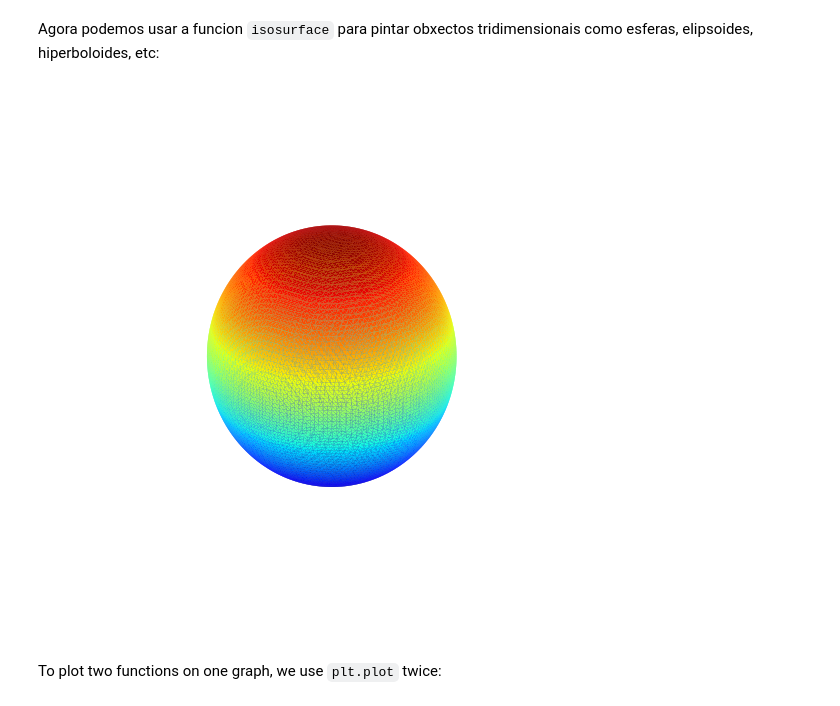
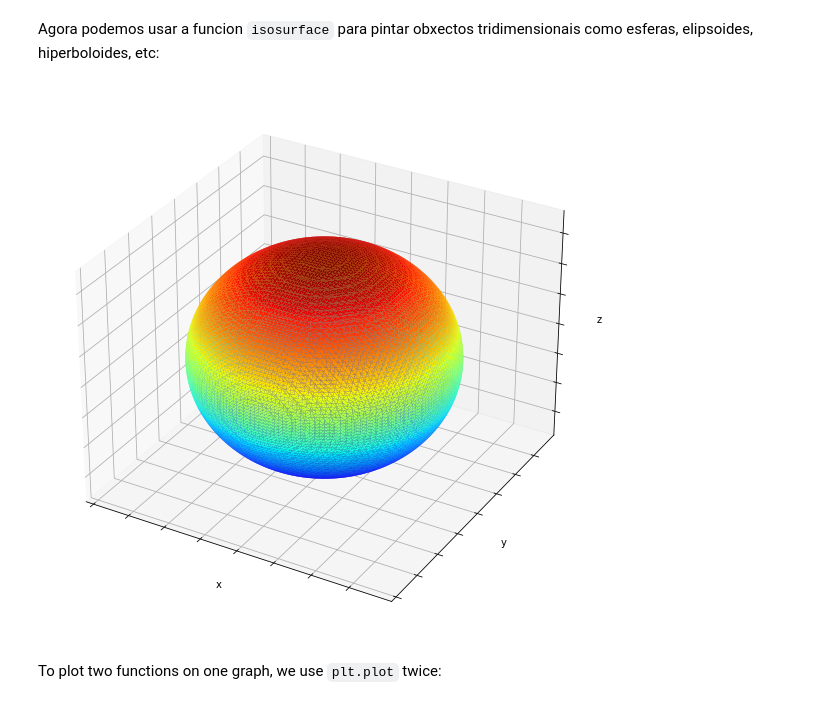
Before and after one commit to maprieto/CalculoMultivariable, a Jupyter notebook: practicas/representacion-grafica.ipynb, the cells around one changed output. Drawn from its saved outputs; the diff is of its cells as text; code cells hidden in the pictures.

```diff
--- a/practicas/representacion-grafica.ipynb
+++ b/practicas/representacion-grafica.ipynb
@@ -168,25 +167,31 @@ def isosurface(M,v,step,title=""):
     """
     # Get the vertices and faces of a given isosurface
     sel = np.arange(0,np.shape(M)[0],step)
-    verts, faces = measure.marching_cubes_classic(M[np.ix_(sel,sel,sel)], v, spacing=(1,1,1))
+    verts, faces, normals, values = measure.marching_cubes(M[np.ix_(sel,sel,sel)], v, spacing=(1,1,1))
     # Plot in 3D with a fixed scaling in all Cartesian axis
     fig = plt.figure(figsize = (10,10))
     ax = fig.add_subplot(111, projection='3d')
     ax.plot_trisurf(verts[:, 0], verts[:,1], faces, verts[:, 2], lw=.1, cmap="jet")
     scaling = np.array([getattr(ax, 'get_{}lim'.format(dim))() for dim in 'xyz'])
     ax.auto_scale_xyz(*[[np.min(scaling), np.max(scaling)]]*3)
-    ax.axis("off")
+    # Turn off tick labels
+    ax.set_zticklabels([])
+    ax.set_yticklabels([])
+    ax.set_xticklabels([])
+    ax.set_xlabel('x')
+    ax.set_ylabel('y')
+    ax.set_zlabel('z')
     plt.show()
 # %% [markdown]
 Agora podemos usar a funcion `isosurface` para pintar obxectos tridimensionais como esferas, elipsoides, hiperboloides, etc:
 # %%
 # Representar a esfera de radio 1
 p = np.linspace(-1.5,1.5,100)
 x, y, z = np.meshgrid(p, p, p)
-values = x*x + y*y + z*z
-isosurface(values, 1., 1)
+values = x*x + y*y + z*z - 1.
+isosurface(values, 0., 1)
 # %% [output]
-[figure, old version]
+[figure, new version]
 # %% [markdown]
 To plot two functions on one graph, we use `plt.plot` twice:
 # %%
```
Also changed, not shown: parts of 16 cells of this notebook.
